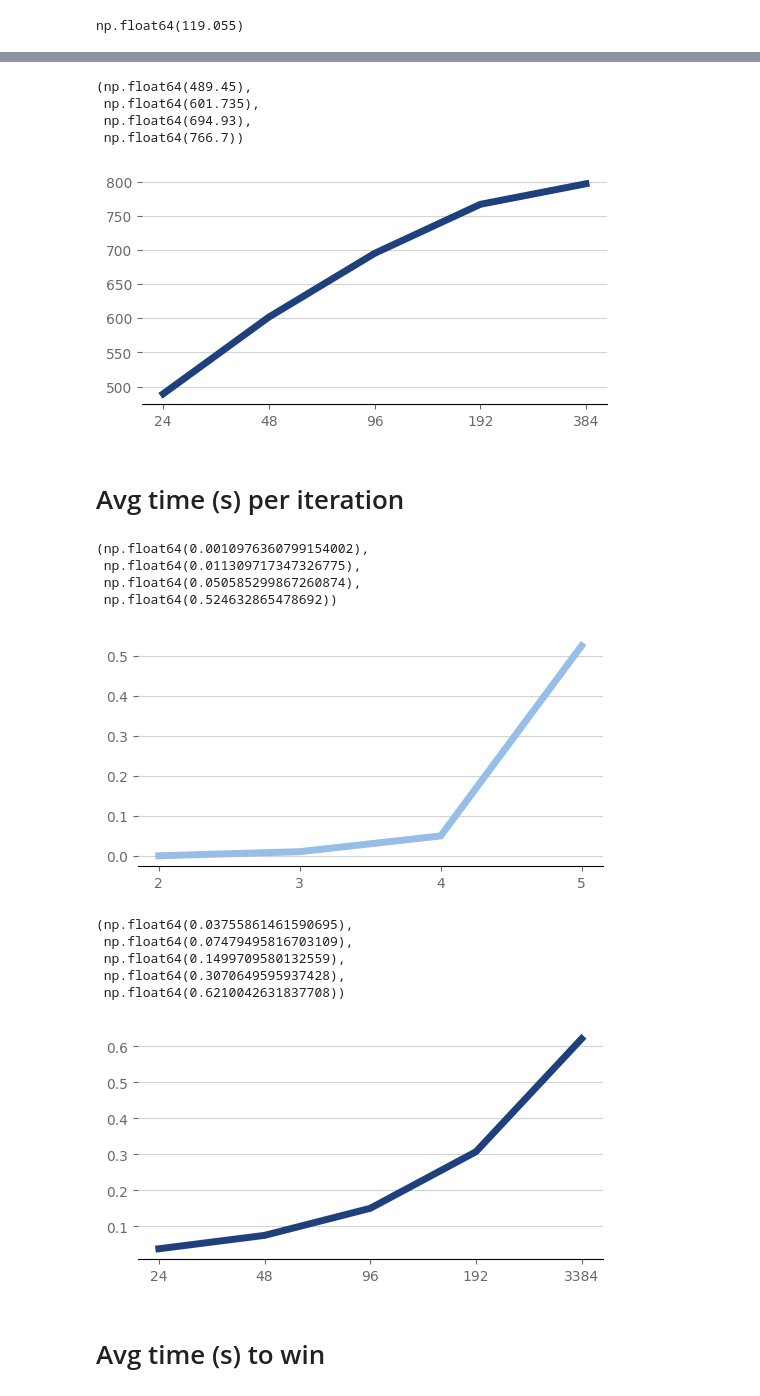
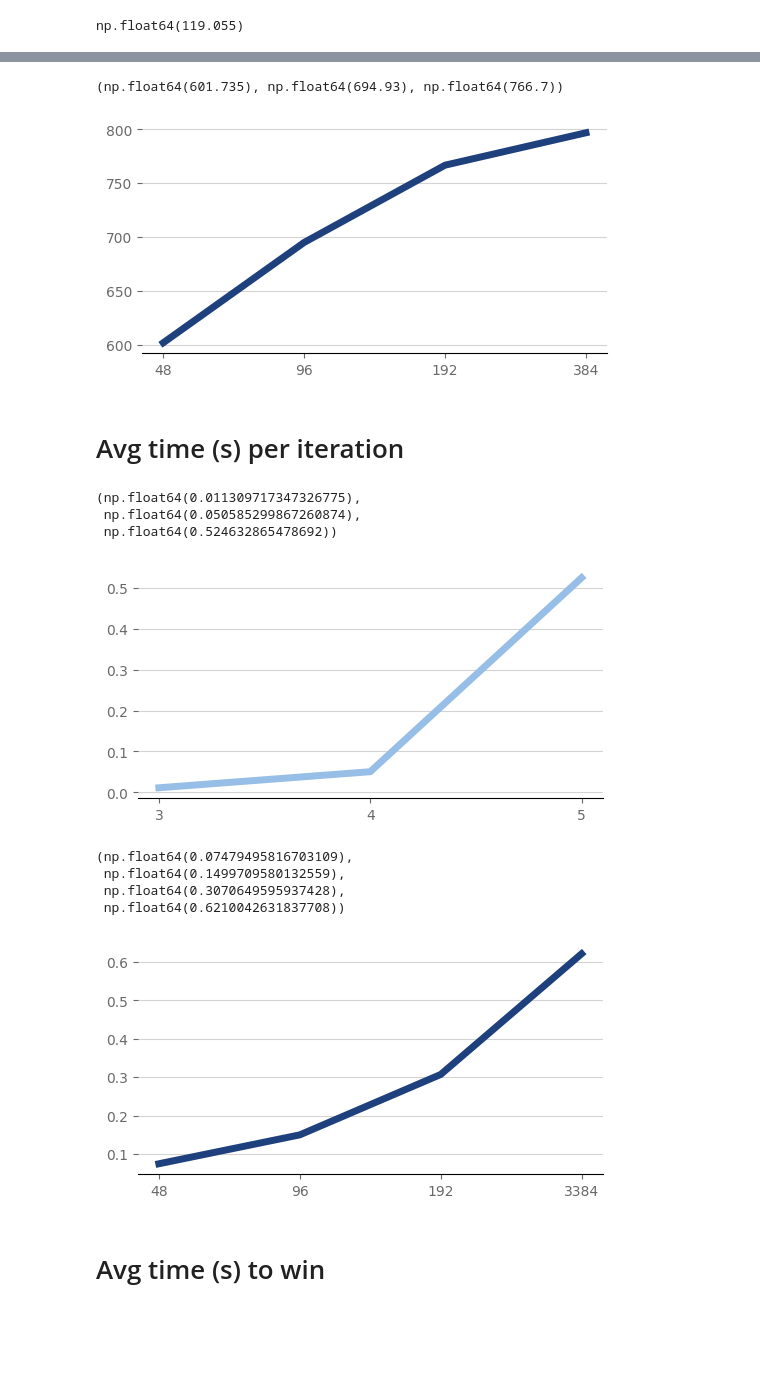
Before and after one commit to PSU-AI801-Group1-Fall-2024/2048-experiments, a Jupyter notebook: data-synthensis.ipynb, the cells around one changed output, grey strips where cells are left out. Drawn from its saved outputs; the diff is of its cells as text; code cells hidden in the pictures; blank space fills up the shorter version.

```diff
--- a/data-synthensis.ipynb
+++ b/data-synthensis.ipynb
@@ -321,19 +310,14 @@ line_plot(x, y, color_psu_pugh_blue)
 # %%
 (
-    df_mcts_24['Iterations'].mean(),
     df_mcts_48['Iterations'].mean(),
     df_mcts_96['Iterations'].mean(),
     df_mcts_192['Iterations'].mean(),
 )
 # %% [output]
-(np.float64(489.45),
- np.float64(601.735),
- np.float64(694.93),
- np.float64(766.7))
+(np.float64(601.735), np.float64(694.93), np.float64(766.7))
 # %%
-x = [24, 48, 96, 192, 384]
+x = [48, 96, 192, 384]
 y = [
-    df_mcts_24['Iterations'].mean(),
     df_mcts_48['Iterations'].mean(),
     df_mcts_96['Iterations'].mean(),
     df_mcts_192['Iterations'].mean(),
@@ -342,25 +326,22 @@ y = [
 
 line_plot(x, y)
 # %% [output]
-[figure, old version]
+[figure, new version]
 # %% [markdown]
 # Avg time (s) per iteration
 # %%
 (
-    sum((df_expectimax_2['Time (s)'] / df_expectimax_2['Iterations']).values) / ITERATION_COUNT,
     sum((df_expectimax_3['Time (s)'] / df_expectimax_3['Iterations']).values) / ITERATION_COUNT,
     sum((df_expectimax_4['Time (s)'] / df_expectimax_4['Iterations']).values) / ITERATION_COUNT,
     sum((df_expectimax_5['Time (s)'] / df_expectimax_5['Iterations']).values) / ITERATION_COUNT,
 )
 # %% [output]
-(np.float64(0.0010976360799154002),
- np.float64(0.011309717347326775),
+(np.float64(0.011309717347326775),
  np.float64(0.050585299867260874),
  np.float64(0.524632865478692))
 # %%
-x = [2, 3, 4, 5]
+x = [3, 4, 5]
 y = [
-    sum((df_expectimax_2['Time (s)'] / df_expectimax_2['Iterations']).values) / ITERATION_COUNT,
     sum((df_expectimax_3['Time (s)'] / df_expectimax_3['Iterations']).values) / ITERATION_COUNT,
     sum((df_expectimax_4['Time (s)'] / df_expectimax_4['Iterations']).values) / ITERATION_COUNT,
     sum((df_expectimax_5['Time (s)'] / df_expectimax_5['Iterations']).values) / ITERATION_COUNT,
@@ -368,34 +349,31 @@ y = [
 
 line_plot(x, y, color_psu_pugh_blue)
 # %% [output]
-[figure, old version]
+[figure, new version]
 # %%
 (
-    sum((df_mcts_24['Time (s)'] / df_mcts_24['Iterations']).values) / ITERATION_COUNT,
     sum((df_mcts_48['Time (s)'] / df_mcts_48['Iterations']).values) / ITERATION_COUNT,
     sum((df_mcts_96['Time (s)'] / df_mcts_96['Iterations']).values) / ITERATION_COUNT,
     sum((df_mcts_192['Time (s)'] / df_mcts_192['Iterations']).values) / ITERATION_COUNT,
     sum((df_mcts_384['Time (s)'] / df_mcts_384['Iterations']).values) / ITERATION_COUNT,
 )
 # %% [output]
-(np.float64(0.03755861461590695),
- np.float64(0.07479495816703109),
+(np.float64(0.07479495816703109),
  np.float64(0.1499709580132559),
  np.float64(0.3070649595937428),
  np.float64(0.6210042631837708))
 # %%
-x = [24, 48, 96, 192, 3384]
+x = [48, 96, 192, 3384]
 y = [
-    sum((df_mcts_24['Time (s)'] / df_mcts_24['Iterations']).values) / ITERATION_COUNT,
     sum((df_mcts_48['Time (s)'] / df_mcts_48['Iterations']).values) / ITERATION_COUNT,
     sum((df_mcts_96['Time (s)'] / df_mcts_96['Iterations']).values) / ITERATION_COUNT,
     sum((df_mcts_192['Time (s)'] / df_mcts_192['Iterations']).values) / ITERATION_COUNT,
     sum((df_mcts_384['Time (s)'] / df_mcts_384['Iterations']).values) / ITERATION_COUNT,
 ]
 
 line_plot(x, y)
 # %% [output]
-[figure, old version]
+[figure, new version]
 # %% [markdown]
 # Avg time (s) to win
 # %%
```
Also changed, not shown: parts of 24 cells of this notebook.
